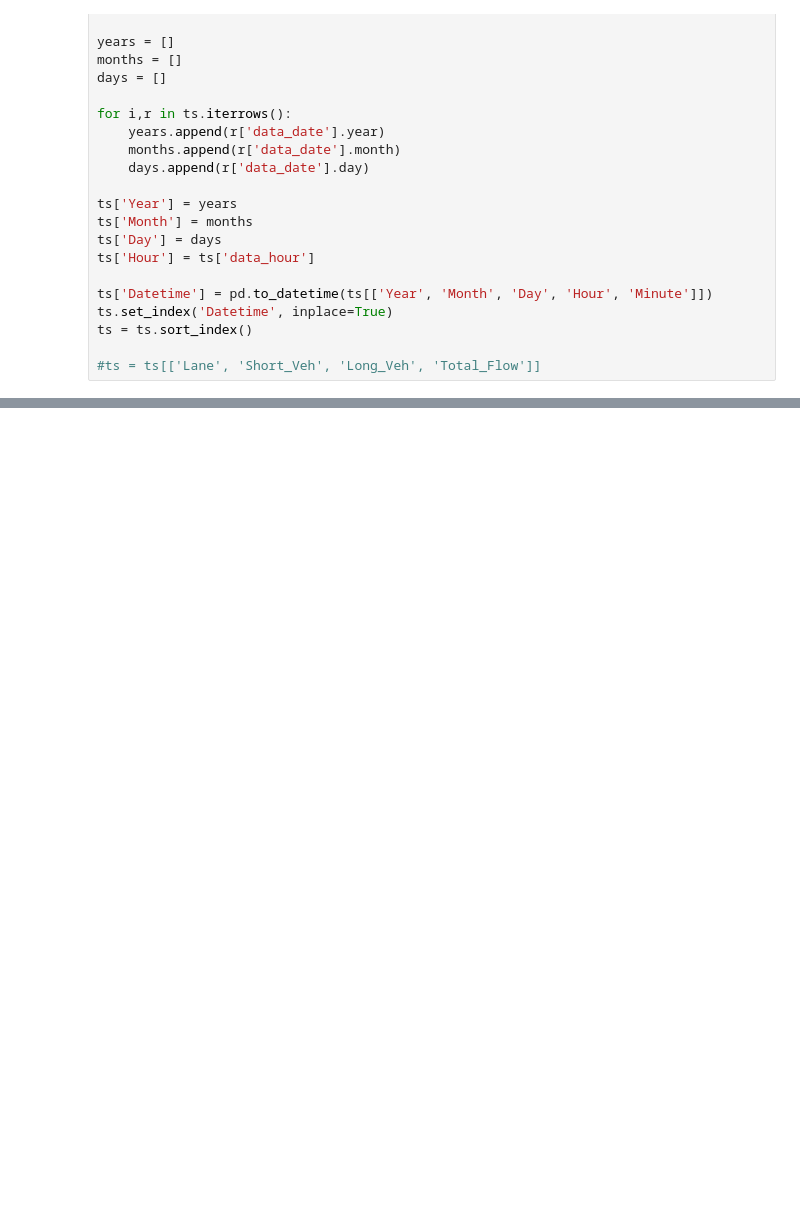
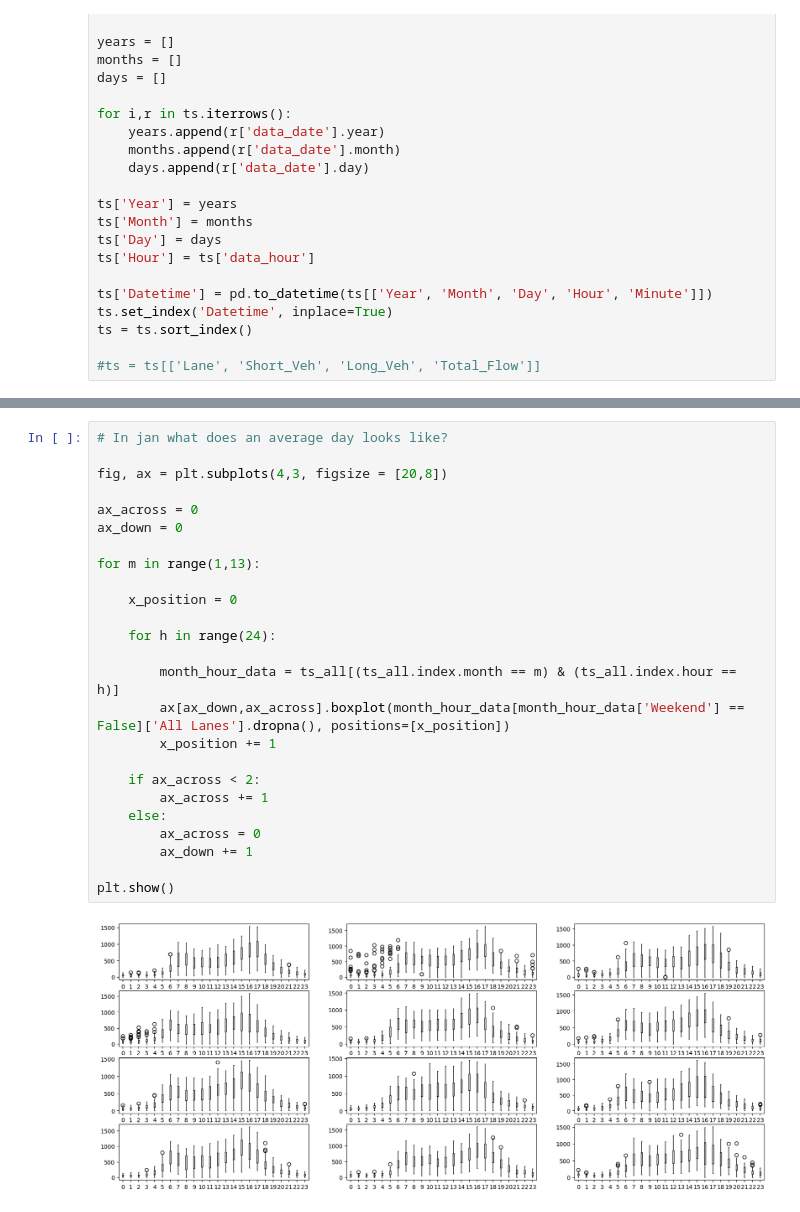
Before and after one commit to cmconlan/Adaptive_Traffic_Simulator, a Jupyter notebook: 1. EDA and Sensor Selection.ipynb, the cells around one changed output, grey strips where cells are left out. Drawn from its saved outputs; the diff is of its cells as text; blank space fills up the shorter version.

```diff
--- a/1. EDA and Sensor Selection.ipynb
+++ b/1. EDA and Sensor Selection.ipynb
@@ -219,0 +296,27 @@ print(outlier_count_l)
+# %%
+# In jan what does an average day looks like?
+
+fig, ax = plt.subplots(4,3, figsize = [20,8])
+
+ax_across = 0
+ax_down = 0
+
+for m in range(1,13):
+
+    x_position = 0
+
+    for h in range(24):
+
+        month_hour_data = ts_all[(ts_all.index.month == m) & (ts_all.index.hour == h)]
+        ax[ax_down,ax_across].boxplot(month_hour_data[month_hour_data['Weekend'] == False]['All Lanes'].dropna(), positions=[x_position])
+        x_position += 1
+
+    if ax_across < 2:
+        ax_across += 1
+    else:
+        ax_across = 0
+        ax_down += 1
+
+plt.show()
+# %% [output]
+[figure, added]
```
Also changed, not shown: parts of 17 cells of this notebook, 1 other file.
